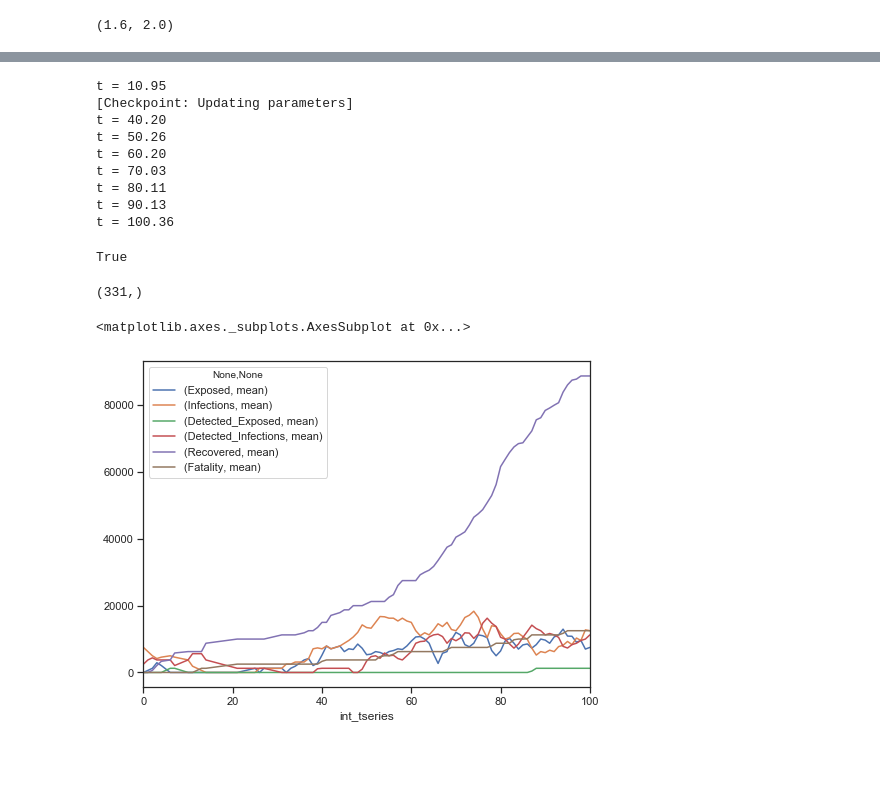
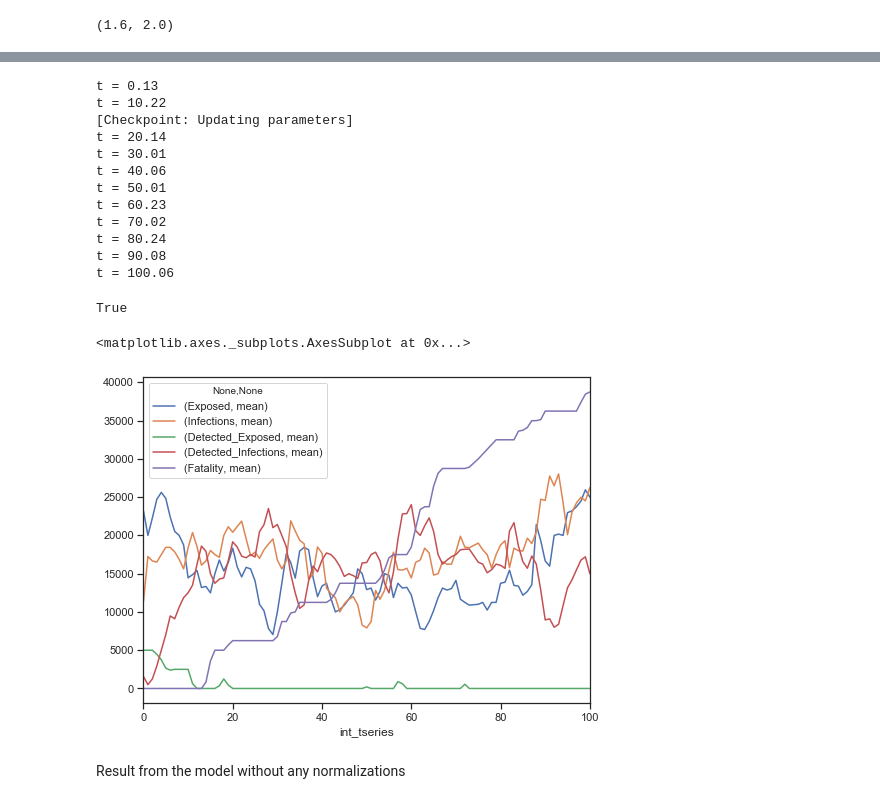
Before and after one commit to NirantK/coronaIndia, a Jupyter notebook: Social Distancing Measures.ipynb, the cells around one changed output, grey strips where cells are left out. Cells and saved outputs as stored; diff of their text form; code cells hidden in the pictures; blank space fills up the shorter version.

```diff
--- a/Social Distancing Measures.ipynb
+++ b/Social Distancing Measures.ipynb
@@ -32,4 +43,10 @@ mumbai_cases_normalized, np.ceil(mumbai_cases_normalized)
+# %%
+infections_multiple = 3
+exposed_multiple = 10
+detected_exposed_multiple = 2
 # %%
+normalized_detected_infected_cases = np.ceil(mumbai_cases_normalized)
+
 model = SEIRSNetworkModel(G       =G_distancing,
                           beta    =0.155, # rate of transmission
                           sigma   =1/5.2, # rate of progression
@@ -53,14 +70,15 @@ model = SEIRSNetworkModel(G       =G_distancing,
                           psi_E   =1.0, # probability of positive tests for exposed individuals
                           psi_I   =1.0, # probability of positive tests for infectious individuals
                           q       =0.1, # probability of global interactions for quarantined individuals
-                          initI   =3 * np.ceil(mumbai_cases_normalized), # initial number of infectious individuals
-                          initE   =0, # initial number of exposed individuals
-                          initD_E =0, # initial number of detected exposed individuals
-                          initD_I =np.ceil(mumbai_cases_normalized), # initial number of detected infectious individuals
+
+                          initI   =infections_multiple * normalized_detected_infected_cases, # initial number of infectious individuals
+                          initE   =exposed_multiple * normalized_detected_infected_cases, # initial number of exposed individuals
+                          initD_E =detected_exposed_multiple * normalized_detected_infected_cases, # initial number of detected exposed individuals
+                          initD_I =normalized_detected_infected_cases, # initial number of detected infectious individuals
                           initR   =0, # initial number of recovered individuals
                           initF   =0) # initial number of deceased individuals
 # %%
-checkpoints = {'t':       [25], # Assuming a 25 day lockdown after which G_normal represents the network graph
+checkpoints = {'t':       [15], # Assuming a 25 day lockdown after which G_normal represents the network graph
                'G':       [G_normal],
 #                'beta':    [0.25],
 #                'beta_D':  [0.25],
@@ -72,51 +90,54 @@ checkpoints = {'t':       [25], # Assuming a 25 day lockdown after which G_norma
 # %%
 model.run(T = 100, checkpoints=checkpoints)
 # %% [output]
-t = 10.95
+t = 0.13
+t = 10.22
 [Checkpoint: Updating parameters]
-t = 40.20
-t = 50.26
-t = 60.20
-t = 70.03
-t = 80.11
-t = 90.13
-t = 100.36
+t = 20.14
+t = 30.01
+t = 40.06
+t = 50.01
+t = 60.23
+t = 70.02
+t = 80.24
+t = 90.08
+t = 100.06
 True
-# %%
-pd.Series(model.numI).shape
-# %% [output]
-(331,)
 # %%
+# pd.Series(model.numI).shape
+
 S = model.numS  # time series of S counts
 E = model.numE  # time series of E counts
 I = model.numI  # time series of I counts
 D_E = model.numD_E  # time series of D_E counts
 D_I = model.numD_I  # time series of D_I counts
 R = model.numR  # time series of R counts
 F = model.numF  # time series of F counts
 t = model.tseries  # time values corresponding to the above time series
 
 result = pd.DataFrame(data = [S, E, I, D_E, D_I, R, F, t]).transpose()
 
 result = result.rename(columns={0:'Susceptible', 1:'Exposed', 2:'Infections', 3:'Detected_Exposed',
                                4:'Detected_Infections', 5:'Recovered', 6:'Fatality', 7:'tseries'})
 
 col_names = [ 'Exposed', 'Infections',
-                'Detected_Exposed','Detected_Infections','Recovered','Fatality']
+                'Detected_Exposed','Detected_Infections','Fatality']
 
 for i in col_names:
     result[i] = result[i] * float(mumbai_population/numNodes)
 
 result['int_tseries'] = result['tseries'].astype(int)
 
 
 result.groupby('int_tseries')[col_names].agg(['mean']).plot(figsize=(8,6))
 
 # result.groupby('int_tseries')['Exposed'].agg(['mean']).plot()
 # result.groupby('int_tseries')['Infections'].agg(['mean']).plot()
 # %% [output]
 <matplotlib.axes._subplots.AxesSubplot at 0x...>
-[figure, old version]
+[figure, new version]
+# %% [markdown]
+Result from the model without any normalizations
 # %%
 pd.Series(model.numI).plot(label ='No of infections', figsize=(8, 6))
 pd.Series(model.numD_I).plot(label = 'No of detected infections')
```
Also changed, not shown: parts of 6 cells of this notebook.
